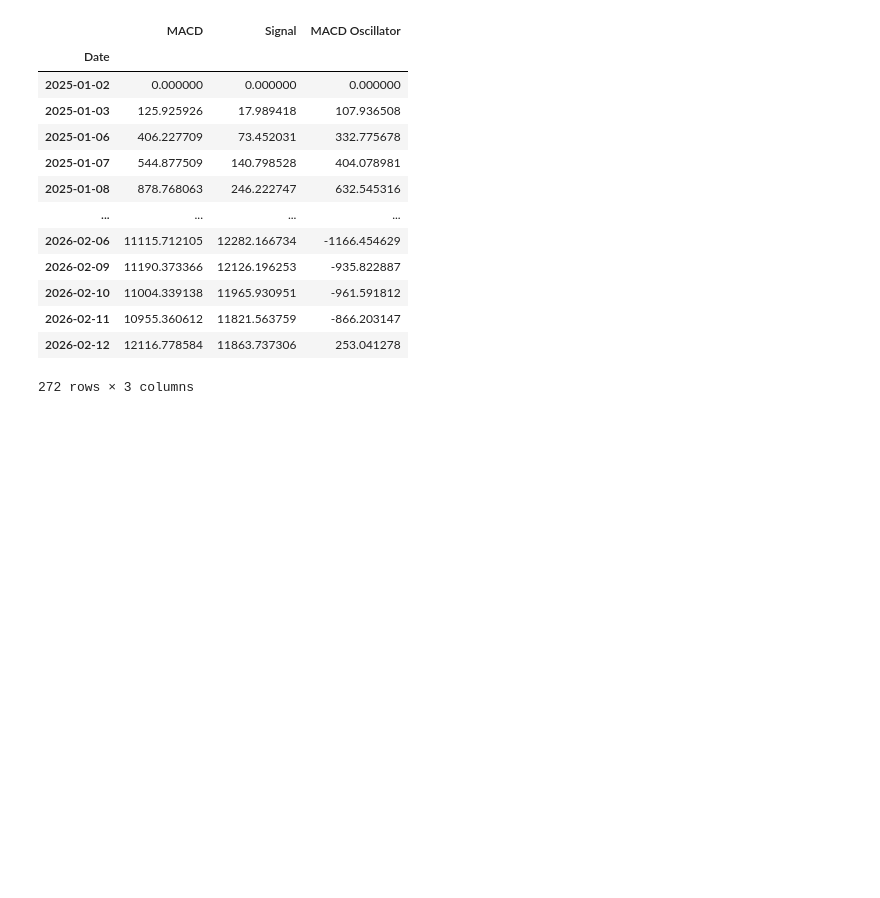
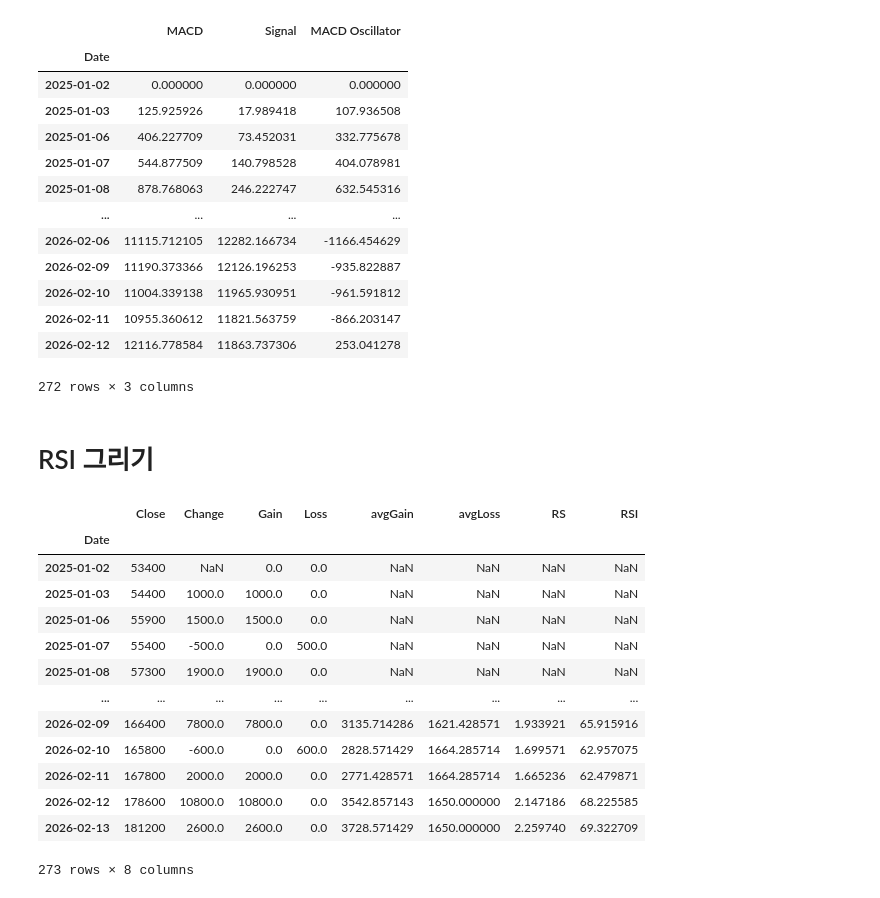
Before and after one commit to bbangwon/finance-study, a Jupyter notebook: study_004.ipynb, the cells around one changed output. Saved outputs shown, nothing was run; the diff lists cells and outputs as text; code cells hidden in the pictures; blank space fills up the shorter version.

```diff
--- a/study_004.ipynb
+++ b/study_004.ipynb
@@ -241,3 +241,38 @@ oscillator = go.Bar(x=df.index, y=df_macd["MACD Oscillator"], name="MACD Oscilla
 
 fig = go.Figure(data=[macd, signal, oscillator])
 fig.show()
+# %% [markdown]
+# RSI 그리기
+# %%
+def rsi_fn(df, rsi_period=14):
+    import numpy as np
+
+    df_close = df[["Close"]].copy()
+
+    df_close["Change"] = df_close["Close"] - df_close["Close"].shift(1)
+    df_close["Gain"] = np.where(df_close["Change"] >= 0, df_close["Change"], 0)
+    df_close["Loss"] = np.where(df_close["Change"] < 0, df_close["Change"] * -1, 0)
+    df_close["avgGain"] = df_close["Gain"].rolling(window=rsi_period).mean()
+    df_close["avgLoss"] = df_close["Loss"].rolling(window=rsi_period).mean()
+    df_close["RS"] = df_close["avgGain"] / df_close["avgLoss"]
+    df_close["RSI"] = 100 - (100 / (1 + df_close["RS"]))
+
+    return df_close
+# %%
+df_rsi = rsi_fn(df, rsi_period=14)
+df_rsi
+# %% [output]
+|  | Close | Change | Gain | Loss | avgGain | avgLoss | RS | RSI |
+| Date |  |  |  |  |  |  |  |  |
+| 2025-01-02 | 53400 | NaN | 0.0 | 0.0 | NaN | NaN | NaN | NaN |
+| 2025-01-03 | 54400 | 1000.0 | 1000.0 | 0.0 | NaN | NaN | NaN | NaN |
+| 2025-01-06 | 55900 | 1500.0 | 1500.0 | 0.0 | NaN | NaN | NaN | NaN |
+| 2025-01-07 | 55400 | -500.0 | 0.0 | 500.0 | NaN | NaN | NaN | NaN |
+| 2025-01-08 | 57300 | 1900.0 | 1900.0 | 0.0 | NaN | NaN | NaN | NaN |
+| ... | ... | ... | ... | ... | ... | ... | ... | ... |
+| 2026-02-09 | 166400 | 7800.0 | 7800.0 | 0.0 | 3135.714286 | 1621.428571 | 1.933921 | 65.915916 |
+| 2026-02-10 | 165800 | -600.0 | 0.0 | 600.0 | 2828.571429 | 1664.285714 | 1.699571 | 62.957075 |
+| 2026-02-11 | 167800 | 2000.0 | 2000.0 | 0.0 | 2771.428571 | 1664.285714 | 1.665236 | 62.479871 |
+| 2026-02-12 | 178600 | 10800.0 | 10800.0 | 0.0 | 3542.857143 | 1650.000000 | 2.147186 | 68.225585 |
+| 2026-02-13 | 181200 | 2600.0 | 2600.0 | 0.0 | 3728.571429 | 1650.000000 | 2.259740 | 69.322709 |
+273 rows × 8 columns
```
Also changed, not shown: parts of 4 cells of this notebook.
